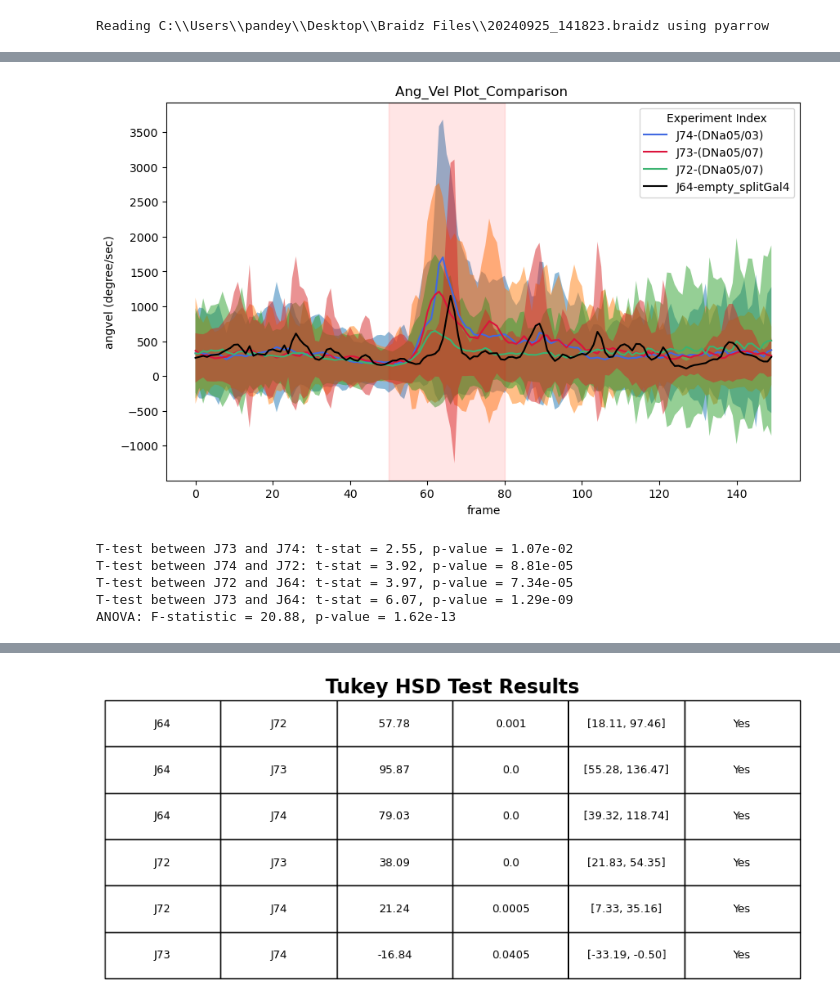
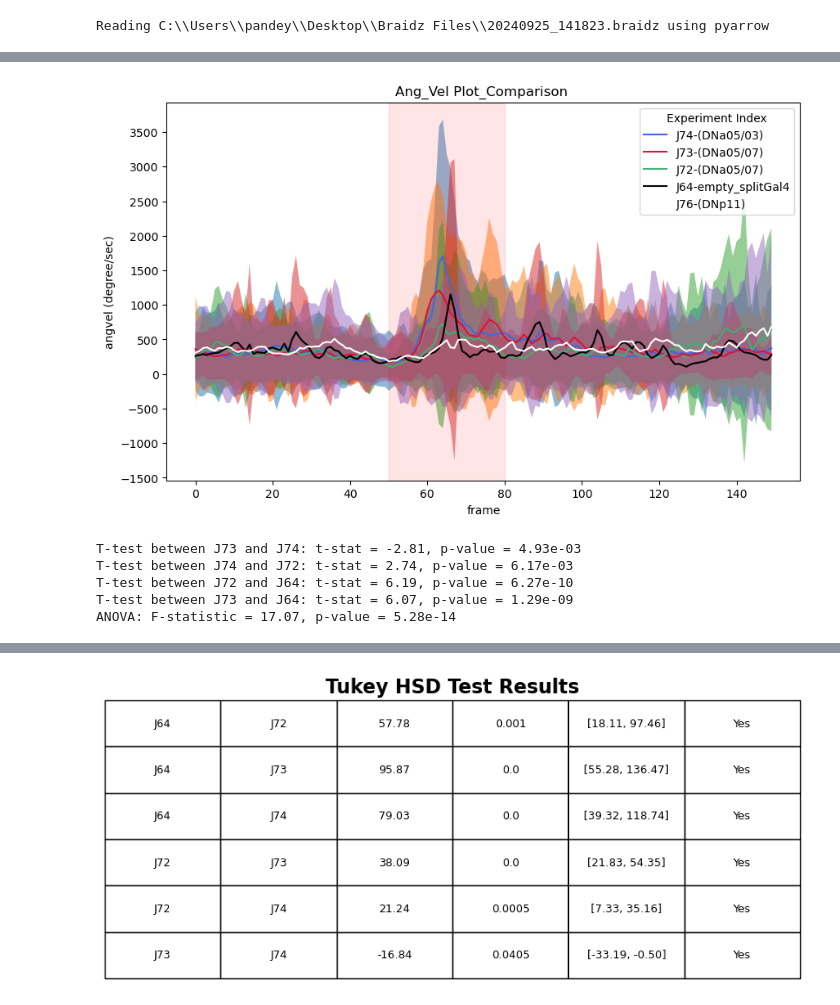
Before and after one commit to Shivammm123/FlyFlightBehavior, a Jupyter notebook: Free Flight Analysis Flies/Complete Analysis.ipynb, the cells around one changed output, grey strips where cells are left out. Saved outputs shown, nothing was run; the diff lists cells and outputs as text; code cells hidden in the pictures.

Commit message:
Added modified combined analysis plot

```diff
--- a/Free Flight Analysis Flies/Complete Analysis.ipynb
+++ b/Free Flight Analysis Flies/Complete Analysis.ipynb
@@ -99,7 +99,7 @@ df, csvs = braidz.read_braidz(r"C:\\Users\\pandey\\Desktop\\Braidz Files\\202409
 df,csvs["opto"]
 data8 = extract_stimulus_centered_data(df, csvs["opto"])
 list(data8)
-AngV8 = data1['angular_velocity']
+AngV8 = data8['angular_velocity']
 # %% [output]
 Reading C:\\Users\\pandey\\Desktop\\Braidz Files\\20240927_140036.braidz using pyarrow
 # %%
@@ -112,3 +112,9 @@ AngV9 = data9['angular_velocity']
 Reading C:\\Users\\pandey\\Desktop\\Braidz Files\\20240925_141823.braidz using pyarrow
 # %%
 AngV_J72_Gal4 = np.concatenate([AngV8, AngV9])
+# %%
+df, csvs = braidz.read_braidz(r"C:\\Users\\pandey\\Desktop\\Braidz Files\\20240926_135859.braidz")
+df,csvs["opto"]
+data10 = extract_stimulus_centered_data(df, csvs["opto"])
+AngV10 = data10['angular_velocity']
+print,csvs["opto"]
@@ -114,0 +140,6 @@ AngV_J72_Gal4 = np.concatenate([AngV8, AngV9])
+# %%
+df, csvs = braidz.read_braidz(r"C:\\Users\\pandey\\Desktop\\Braidz Files\\20240928_140534.braidz")
+df,csvs["opto"]
+data11 = extract_stimulus_centered_data(df, csvs["opto"])
+AngV11 = data11['angular_velocity']
+print,csvs["opto"]
@@ -115,21 +165,24 @@ AngV_J72_Gal4 = np.concatenate([AngV8, AngV9])
+# %%
+AngV_J76_Gal4 = np.concatenate([AngV10, AngV11])
 # %%
 fig, ax = plt.subplots(figsize=(10, 6))
 plot_mean_and_std(np.abs(AngV_J74_Gal4), ax=ax, label='J74-(DNa05/03)', color='royalblue')
 plot_mean_and_std(np.abs(AngV_J73_Gal4), ax=ax, label='J73-(DNa05/07)', color='crimson')
 plot_mean_and_std(np.abs(AngV_J72_Gal4), ax=ax, label='J72-(DNa05/07)', color='mediumseagreen')
 plot_mean_and_std(np.abs(AngV_J64), ax=ax, label='J64-empty_splitGal4', color='black')
+plot_mean_and_std(np.abs(AngV_J76_Gal4), ax=ax, label='J76-(DNp11)', color='white')
 ax.set_xlabel("frame")
 ax.set_ylabel("angvel (degree/sec)")
 ax.set_title("Ang_Vel Plot_Comparison ")
 
 ax.yaxis.set_major_locator(ticker.MultipleLocator(500))
 
 ax.legend(title="Experiment Index")
 ax.axvspan(50, 80, color='red', alpha=0.1)
 
 plt.show()
 # %% [output]
-[figure, old version]
+[figure, new version]
 # %%
 
 
@@ -139,12 +192,14 @@ AngV_J74_Gal4 = np.array(AngV_J74_Gal4)
 AngV_J73_Gal4 = np.array(AngV_J73_Gal4)
 AngV_J64 = np.array(AngV_J64)
 AngV_J72_Gal4 = np.array(AngV_J72_Gal4)
+AngV_J74_Gal4 = np.array(AngV_J76_Gal4)
 
 # Flatten the arrays if needed (if they are multidimensional)
 AngV_J74_Gal4 = AngV_J74_Gal4.flatten()
 AngV_J73_Gal4 = AngV_J73_Gal4.flatten()
 AngV_J64 = AngV_J64.flatten()
 AngV_J72_Gal4 = AngV_J72_Gal4.flatten()
+AngV_J76_Gal4 = AngV_J76_Gal4.flatten()
 
 # Perform pairwise t-tests
 t_stat_73_74, p_value_73_74 = stats.ttest_ind(AngV_J73_Gal4, AngV_J74_Gal4)
@@ -160,16 +215,16 @@ print(f"T-test between J73 and J64: t-stat = {t_stat_73_64:.2f}, p-value = {p_va
 
 
 # Perform one-way ANOVA
-f_stat, p_value = stats.f_oneway(AngV_J74_Gal4, AngV_J73_Gal4, AngV_J64, AngV_J72_Gal4)
+f_stat, p_value = stats.f_oneway(AngV_J74_Gal4, AngV_J73_Gal4, AngV_J64, AngV_J72_Gal4, AngV_J76_Gal4)
 
 # Print F-statistic and p-value
 print(f"ANOVA: F-statistic = {f_stat:.2f}, p-value = {p_value:.2e}")
 # %% [output]
-T-test between J73 and J74: t-stat = 2.55, p-value = 1.07e-02
-T-test between J74 and J72: t-stat = 3.92, p-value = 8.81e-05
-T-test between J72 and J64: t-stat = 3.97, p-value = 7.34e-05
+T-test between J73 and J74: t-stat = -2.81, p-value = 4.93e-03
+T-test between J74 and J72: t-stat = 2.74, p-value = 6.17e-03
+T-test between J72 and J64: t-stat = 6.19, p-value = 6.27e-10
 T-test between J73 and J64: t-stat = 6.07, p-value = 1.29e-09
-ANOVA: F-statistic = 20.88, p-value = 1.62e-13
+ANOVA: F-statistic = 17.07, p-value = 5.28e-14
 # %%
 # Number of comparisons
 n_tests = 4
```
Also changed, not shown: parts of 15 cells of this notebook.
